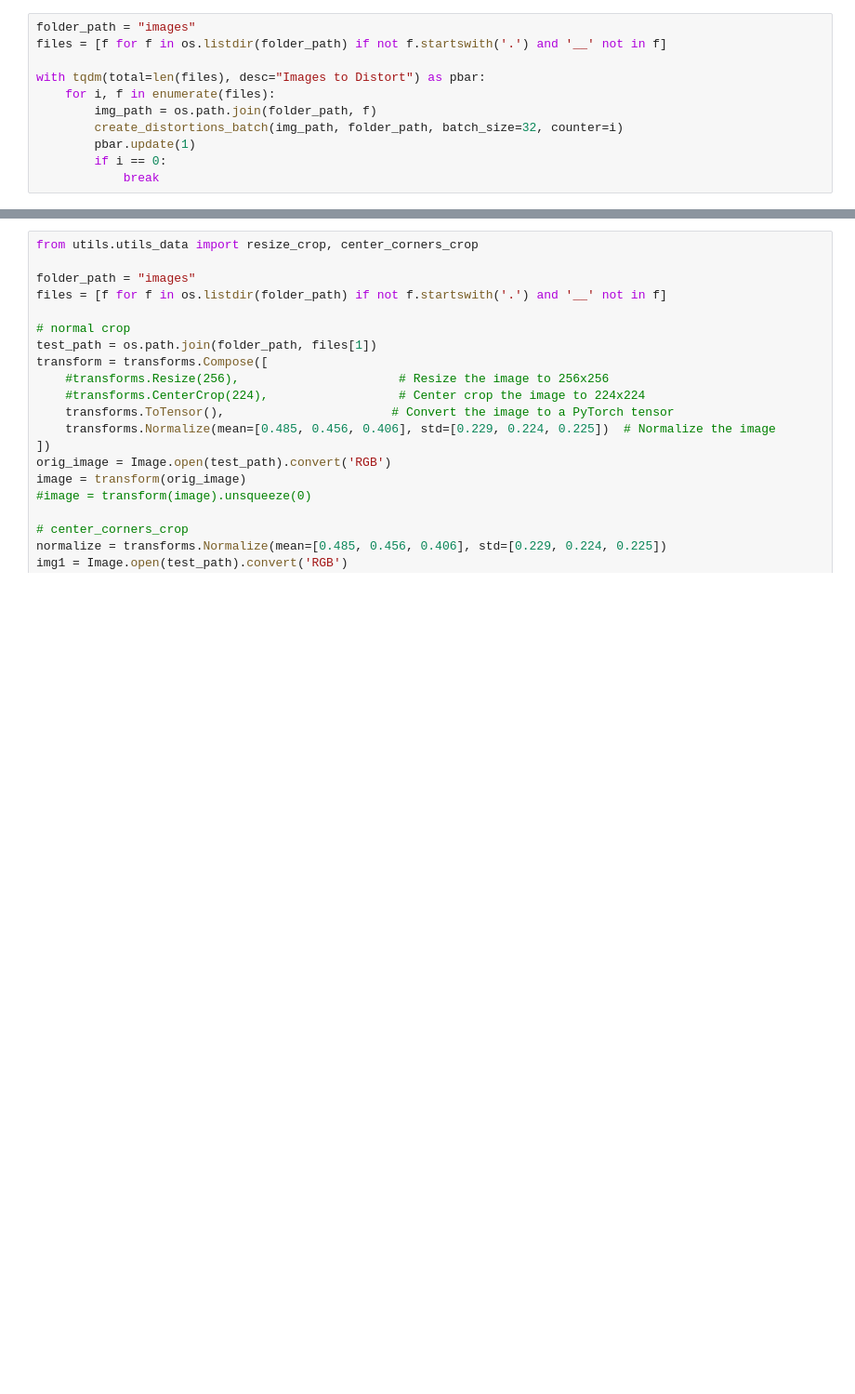
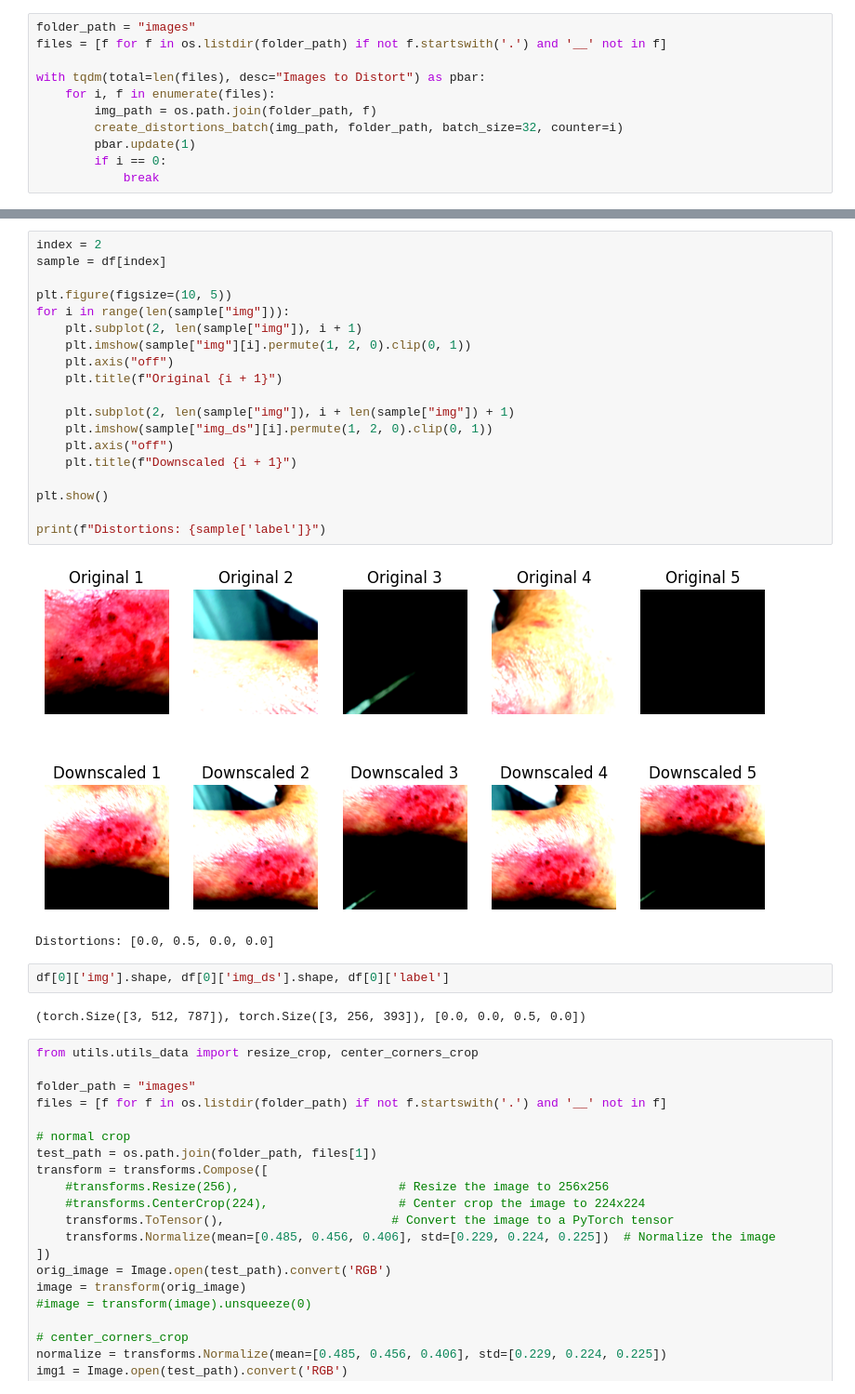
Before and after one commit to Schoggi-Mimi/bachelor-thesis, a Jupyter notebook: playground/create_distortions.ipynb, the cells around one changed output, grey strips where cells are left out. Shown at 93% size. Cells and saved outputs as stored; diff of their text form; blank space fills up the shorter version.

```diff
--- a/playground/create_distortions.ipynb
+++ b/playground/create_distortions.ipynb
@@ -42,3 +117,29 @@ Values: [0.0, 3, 0.4, 0.2]
+# %%
+index = 2
+sample = df[index]
+
+plt.figure(figsize=(10, 5))
+for i in range(len(sample["img"])):
+    plt.subplot(2, len(sample["img"]), i + 1)
+    plt.imshow(sample["img"][i].permute(1, 2, 0).clip(0, 1))
+    plt.axis("off")
+    plt.title(f"Original {i + 1}")
+
+    plt.subplot(2, len(sample["img"]), i + len(sample["img"]) + 1)
+    plt.imshow(sample["img_ds"][i].permute(1, 2, 0).clip(0, 1))
+    plt.axis("off")
+    plt.title(f"Downscaled {i + 1}")
+
+plt.show()
+
+print(f"Distortions: {sample['label']}")
+# %% [output]
+[figure, added]
+Distortions: [0.0, 0.5, 0.0, 0.0]
+# %%
+df[0]['img'].shape, df[0]['img_ds'].shape, df[0]['label']
+# %% [output]
+(torch.Size([3, 512, 787]), torch.Size([3, 256, 393]), [0.0, 0.0, 0.5, 0.0])
 # %%
 from utils.utils_data import resize_crop, center_corners_crop
 
```
Also changed, not shown: parts of 7 cells of this notebook, 3 other files.
